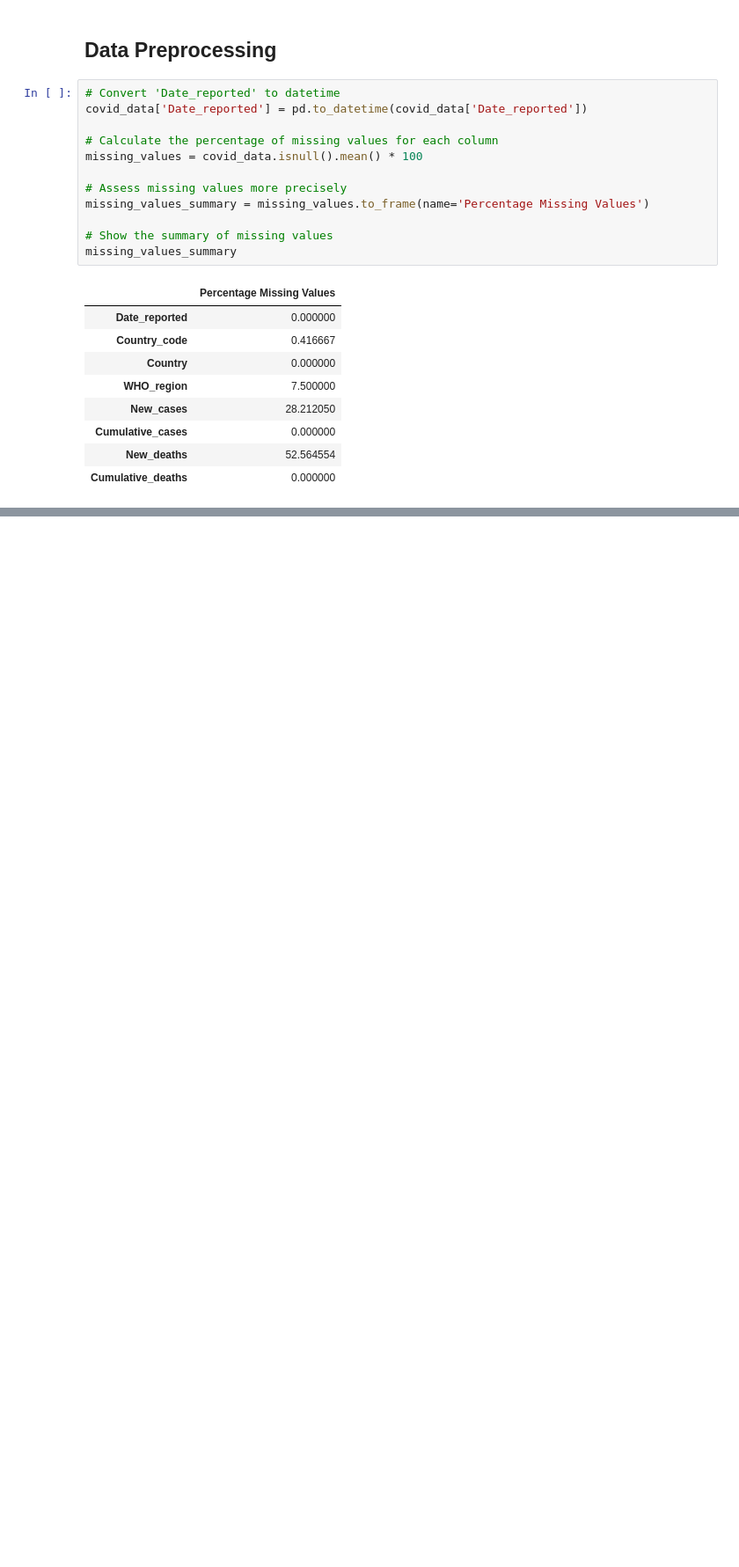
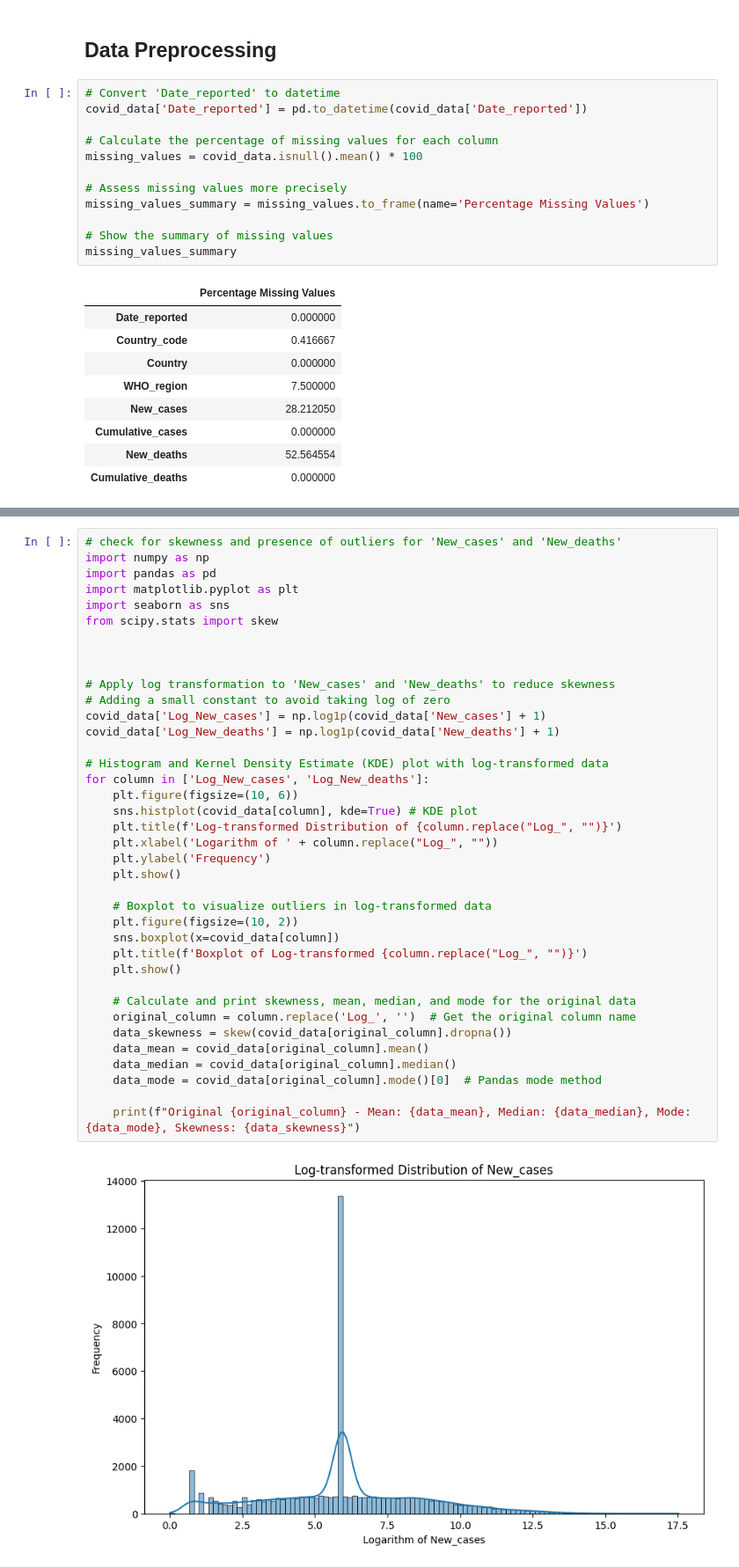
Before and after one commit to dagbolade/covid, a Jupyter notebook: covid-19-global-data.ipynb, the cells around one changed output, grey strips where cells are left out. Shown at 88% size. Cells and saved outputs as stored; diff of their text form; blank space fills up the shorter version.

```diff
--- a/covid-19-global-data.ipynb
+++ b/covid-19-global-data.ipynb
@@ -75,0 +225,40 @@ missing_values_summary
+# %%
+# check for skewness and presence of outliers for 'New_cases' and 'New_deaths'
+import numpy as np
+import pandas as pd
+import matplotlib.pyplot as plt
+import seaborn as sns
+from scipy.stats import skew
+
+
+
+# Apply log transformation to 'New_cases' and 'New_deaths' to reduce skewness
+# Adding a small constant to avoid taking log of zero
+covid_data['Log_New_cases'] = np.log1p(covid_data['New_cases'] + 1)
+covid_data['Log_New_deaths'] = np.log1p(covid_data['New_deaths'] + 1)
+
+# Histogram and Kernel Density Estimate (KDE) plot with log-transformed data
+for column in ['Log_New_cases', 'Log_New_deaths']:
+    plt.figure(figsize=(10, 6))
+    sns.histplot(covid_data[column], kde=True) # KDE plot
+    plt.title(f'Log-transformed Distribution of {column.replace("Log_", "")}')
+    plt.xlabel('Logarithm of ' + column.replace("Log_", ""))
+    plt.ylabel('Frequency')
+    plt.show()
+
+    # Boxplot to visualize outliers in log-transformed data
+    plt.figure(figsize=(10, 2))
+    sns.boxplot(x=covid_data[column])
+    plt.title(f'Boxplot of Log-transformed {column.replace("Log_", "")}')
+    plt.show()
+
+    # Calculate and print skewness, mean, median, and mode for the original data
+    original_column = column.replace('Log_', '')  # Get the original column name
+    data_skewness = skew(covid_data[original_column].dropna())
+    data_mean = covid_data[original_column].mean()
+    data_median = covid_data[original_column].median()
+    data_mode = covid_data[original_column].mode()[0]  # Pandas mode method
+
+    print(f"Original {original_column} - Mean: {data_mean}, Median: {data_median}, Mode: {data_mode}, Skewness: {data_skewness}")
+# %% [output]
+[figure, added]
```
Also changed, not shown: parts of 17 cells of this notebook.
